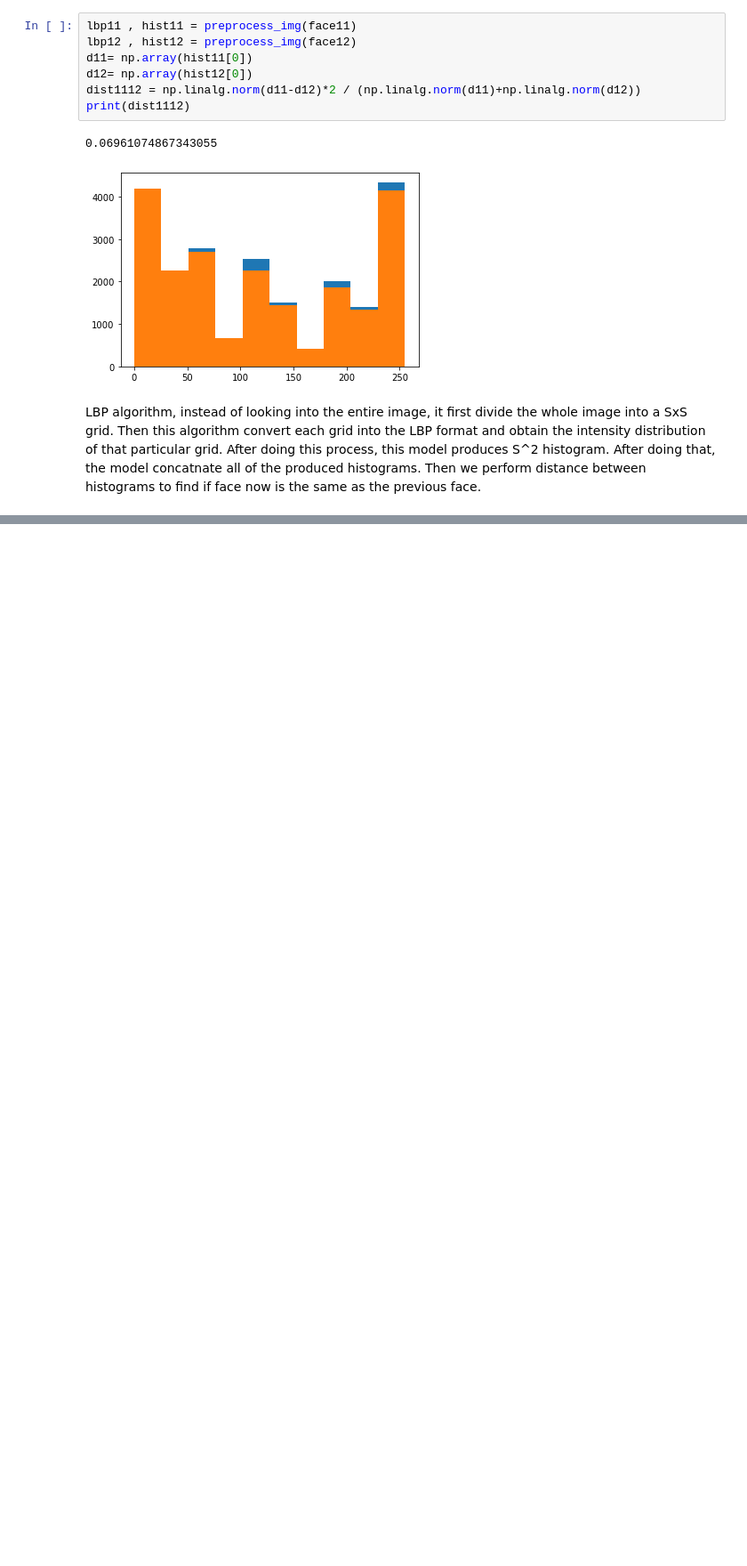
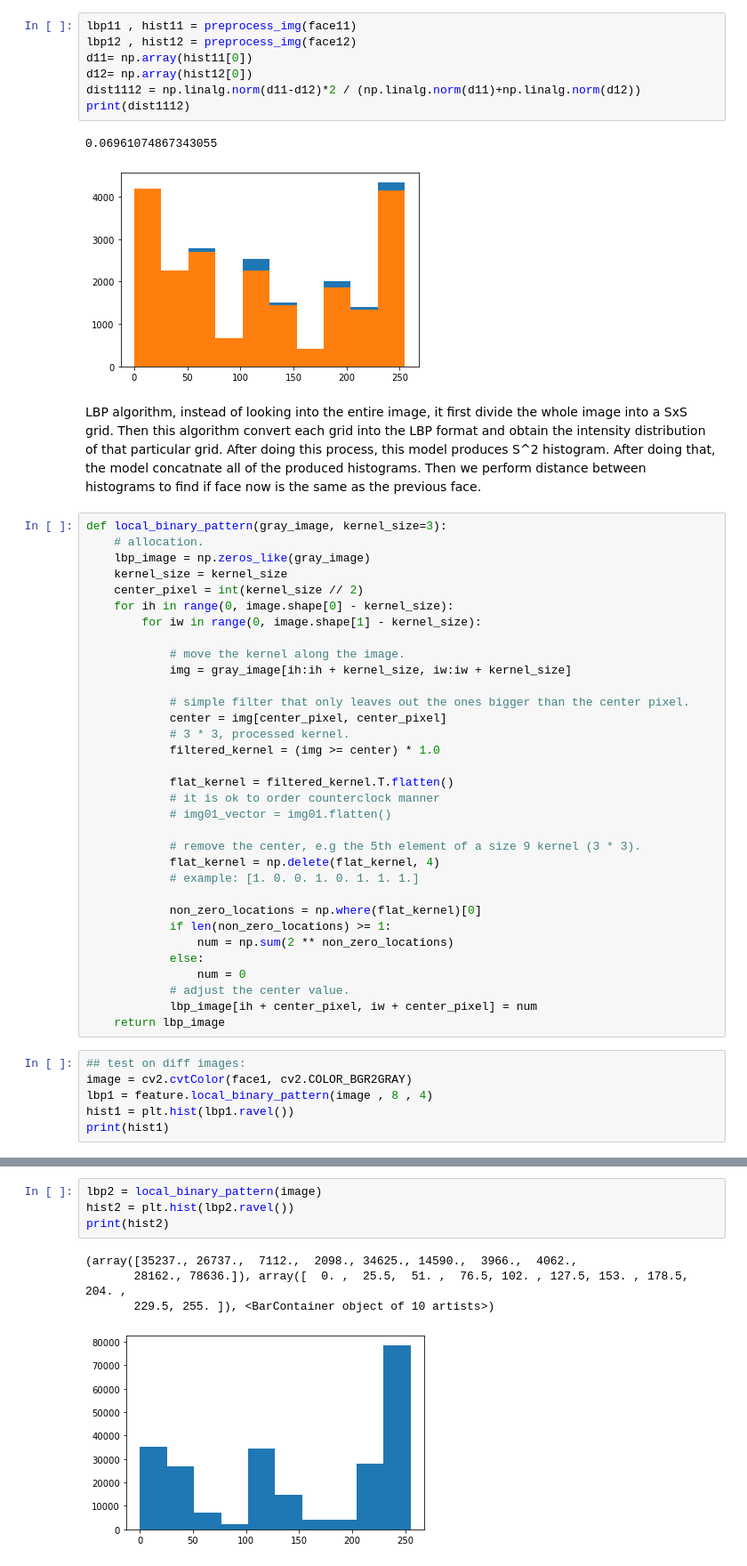
Before and after one commit to LoayMoh99/My_Social_Eye, a Jupyter notebook: face_tracking_test.ipynb, the cells around one changed output, grey strips where cells are left out. Shown at 89% size. Drawn from its saved outputs; the diff is of its cells as text; blank space fills up the shorter version.

```diff
--- a/face_tracking_test.ipynb
+++ b/face_tracking_test.ipynb
@@ -212,3 +212,42 @@ print(dist1112)
 [figure]
 # %% [markdown]
 LBP algorithm, instead of looking into the entire image, it first divide the whole image into a SxS grid. Then this algorithm convert each grid into the LBP format and obtain the intensity distribution of that particular grid. After doing this process, this model produces S^2 histogram. After doing that, the model concatnate all of the produced histograms. Then we perform distance between histograms to find if face now is the same as the previous face.
+# %%
+def local_binary_pattern(gray_image, kernel_size=3):
+    # allocation.
+    lbp_image = np.zeros_like(gray_image)
+    kernel_size = kernel_size
+    center_pixel = int(kernel_size // 2)
+    for ih in range(0, image.shape[0] - kernel_size):
+        for iw in range(0, image.shape[1] - kernel_size):
+
+            # move the kernel along the image.
+            img = gray_image[ih:ih + kernel_size, iw:iw + kernel_size]
+
+            # simple filter that only leaves out the ones bigger than the center pixel.
+            center = img[center_pixel, center_pixel]
+            # 3 * 3, processed kernel.
+            filtered_kernel = (img >= center) * 1.0
+
+            flat_kernel = filtered_kernel.T.flatten()
+            # it is ok to order counterclock manner
+            # img01_vector = img01.flatten()
+
+            # remove the center, e.g the 5th element of a size 9 kernel (3 * 3).
+            flat_kernel = np.delete(flat_kernel, 4)
+            # example: [1. 0. 0. 1. 0. 1. 1. 1.]
+
+            non_zero_locations = np.where(flat_kernel)[0]
+            if len(non_zero_locations) >= 1:
+                num = np.sum(2 ** non_zero_locations)
+            else:
+                num = 0
+            # adjust the center value.
+            lbp_image[ih + center_pixel, iw + center_pixel] = num
+    return lbp_image
+# %%
+## test on diff images:
+image = cv2.cvtColor(face1, cv2.COLOR_BGR2GRAY)
+lbp1 = feature.local_binary_pattern(image , 8 , 4)
+hist1 = plt.hist(lbp1.ravel())
+print(hist1)
@@ -214,0 +259,9 @@ LBP algorithm, instead of looking into the entire image, it first divide the who
+# %%
+lbp2 = local_binary_pattern(image)
+hist2 = plt.hist(lbp2.ravel())
+print(hist2)
+# %% [output]
+(array([35237., 26737.,  7112.,  2098., 34625., 14590.,  3966.,  4062.,
+       28162., 78636.]), array([  0. ,  25.5,  51. ,  76.5, 102. , 127.5, 153. , 178.5, 204. ,
+       229.5, 255. ]), <BarContainer object of 10 artists>)
+[figure, added]
```
Also changed, not shown: parts of 6 cells of this notebook, 2 other files.
